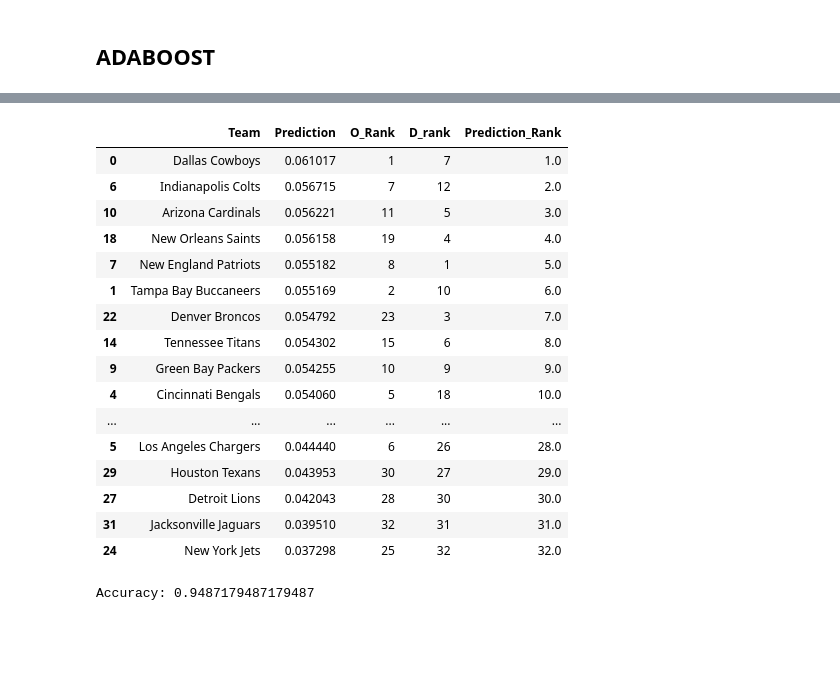
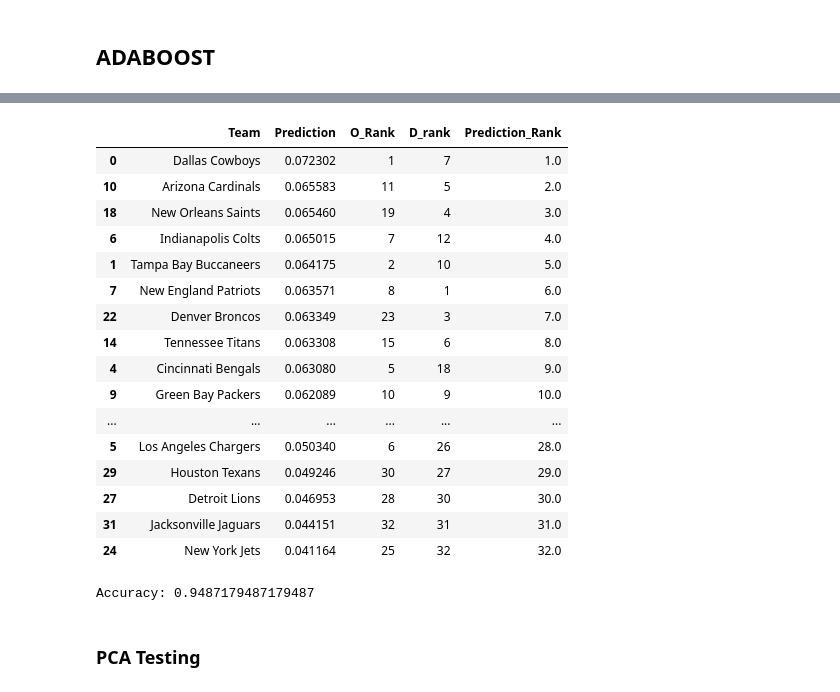
Before and after one commit to stefimaz/Praedico, a Jupyter notebook: Combine_csv.ipynb, the cells around one changed output, grey strips where cells are left out. Saved outputs shown, nothing was run; the diff lists cells and outputs as text; code cells hidden in the pictures; blank space fills up the shorter version.

```diff
--- a/Combine_csv.ipynb
+++ b/Combine_csv.ipynb
@@ -313,8 +325,8 @@ nfl2021def.columns = ['D_Rank', 'Team', 'D_Games_Played', 'D_Points_Allowed', 'D
        'D_R_TD', 'D_R_Y/A', 'D_R_1st_D', 'D_Pe', 'D_Pe_Yards',
        'D_Pe_1st_D', 'D_Scoring_Drives', 'D_TD_%', 'D_Expected_Points', 'Year']
 
-testSet = nfl2021off.merge(nfl2021def, on = ['Team', 'Year'])
-testSet.head()
+testset = nfl2021off.merge(nfl2021def, on = ['Team', 'Year'])
+testset.head()
 # %% [output]
 |  | O_Rank | Team | O_Games_Played | O_Points_For | O_Total_Yards | O_Plays | O_Y/Play | O_TO | ... |
 | 0 | 1 | Dallas Cowboys | 16 | 479 | 6444 | 1092 | 5.9 | 20 | ... |
@@ -446,0 +337,23 @@ test.Superbowl.sum()
+# %%
+adjusted_columns = ['O_Points_For', 'O_Total_Yards',
+       'O_Plays', 'O_TO', 'O_Fumbles_Lost', 'O_1st_D',
+       'O_P_Completions', 'O_P_Attempts', 'O_P_Yards', 'O_P_TD', 'O_P_Int',
+       'O_P_Passing_1st_D', 'O_R_Att', 'O_R_Yards', 'O_R_TD',
+       'O_R_1st_D', 'O_Pe', 'O_Pe_Yards', 'O_Pe_1st_D',
+       'O_Scoring_Drives', 'O_Expected_Points',
+       'D_Games_Played', 'D_Points_Allowed', 'D_Total_Yards', 'D_Plays',
+       'D_TD', 'D_Fumbles_Lost', 'D_1st_D', 'D_P_Completions',
+       'D_P_Attempts', 'D_P_Yards', 'D_P_TD', 'D_P_Int',
+       'D_P_Passing_1st_D', 'D_R_Att', 'D_R_Yards', 'D_R_TD',
+       'D_R_1st_D', 'D_Pe', 'D_Pe_Yards', 'D_Pe_1st_D', 'D_Scoring_Drives',
+       'D_Expected_Points']
+
+for col in [adjusted_columns]:
+    testset[col] = testset[col].astype('float')
+
+testset['O_Games_Played'] = testset['O_Games_Played'].astype('int')
+adjuster = 16 / testset['O_Games_Played']
+
+testset[adjusted_columns] = testset[adjusted_columns].mul(adjuster, axis = 0)
+display(testset.head())
+display(testset.tail())
@@ -446,0 +375,4 @@ test.Superbowl.sum()
+# %%
+testset['Year'] = testset['Year'].astype('int')
+
+mydata = pd.concat([testset, trainset])
@@ -491,8 +508,8 @@ X = preprocessing.StandardScaler().fit(X).transform(X)
 # %%
 teams = test.loc[ :31 , 'Team']
 
-O_rank = test.loc[0:31, 'O_Rank']
-D_rank = test.loc[0:31, 'D_Rank']
+o_rank = test.loc[0:31, 'O_Rank']
+d_rank = test.loc[0:31, 'D_Rank']
 
 X_test = X[0:32]
 X_train = X[32:]
@@ -693,27 +717,29 @@ array([[0.93898344, 0.06101656],
 # %%
-df3 = pd.DataFrame({'Team':teams, 'Prediction':y_pred[:,1], 'O_Rank':O_rank, 'D_rank':D_rank })
+df3 = pd.DataFrame({'Team':teams, 'Prediction':y_pred[:,1], 'O_Rank':o_rank, 'D_rank':d_rank })
 df3['Prediction_Rank'] = df3['Prediction'].rank(ascending = False)
 df3 = df3.sort_values(by = ['Prediction'], ascending = False)
 df3
 # %% [output]
 |  | Team | Prediction | O_Rank | D_rank | Prediction_Rank |
-| 0 | Dallas Cowboys | 0.061017 | 1 | 7 | 1.0 |
-| 6 | Indianapolis Colts | 0.056715 | 7 | 12 | 2.0 |
-| 10 | Arizona Cardinals | 0.056221 | 11 | 5 | 3.0 |
-| 18 | New Orleans Saints | 0.056158 | 19 | 4 | 4.0 |
-| 7 | New England Patriots | 0.055182 | 8 | 1 | 5.0 |
-| 1 | Tampa Bay Buccaneers | 0.055169 | 2 | 10 | 6.0 |
-| 22 | Denver Broncos | 0.054792 | 23 | 3 | 7.0 |
-| 14 | Tennessee Titans | 0.054302 | 15 | 6 | 8.0 |
-| 9 | Green Bay Packers | 0.054255 | 10 | 9 | 9.0 |
-| 4 | Cincinnati Bengals | 0.054060 | 5 | 18 | 10.0 |
+| 0 | Dallas Cowboys | 0.072302 | 1 | 7 | 1.0 |
+| 10 | Arizona Cardinals | 0.065583 | 11 | 5 | 2.0 |
+| 18 | New Orleans Saints | 0.065460 | 19 | 4 | 3.0 |
+| 6 | Indianapolis Colts | 0.065015 | 7 | 12 | 4.0 |
+| 1 | Tampa Bay Buccaneers | 0.064175 | 2 | 10 | 5.0 |
+| 7 | New England Patriots | 0.063571 | 8 | 1 | 6.0 |
+| 22 | Denver Broncos | 0.063349 | 23 | 3 | 7.0 |
+| 14 | Tennessee Titans | 0.063308 | 15 | 6 | 8.0 |
+| 4 | Cincinnati Bengals | 0.063080 | 5 | 18 | 9.0 |
+| 9 | Green Bay Packers | 0.062089 | 10 | 9 | 10.0 |
 | ... | ... | ... | ... | ... | ... |
-| 5 | Los Angeles Chargers | 0.044440 | 6 | 26 | 28.0 |
-| 29 | Houston Texans | 0.043953 | 30 | 27 | 29.0 |
-| 27 | Detroit Lions | 0.042043 | 28 | 30 | 30.0 |
-| 31 | Jacksonville Jaguars | 0.039510 | 32 | 31 | 31.0 |
-| 24 | New York Jets | 0.037298 | 25 | 32 | 32.0 |
+| 5 | Los Angeles Chargers | 0.050340 | 6 | 26 | 28.0 |
+| 29 | Houston Texans | 0.049246 | 30 | 27 | 29.0 |
+| 27 | Detroit Lions | 0.046953 | 28 | 30 | 30.0 |
+| 31 | Jacksonville Jaguars | 0.044151 | 32 | 31 | 31.0 |
+| 24 | New York Jets | 0.041164 | 25 | 32 | 32.0 |
 # %%
 print("Accuracy:",metrics.accuracy_score(y_train, y_pred_binary))
 # %% [output]
 Accuracy: 0.9487179487179487
+# %% [markdown]
+### PCA Testing
```
Also changed, not shown: parts of 65 cells of this notebook, 1 other file.
